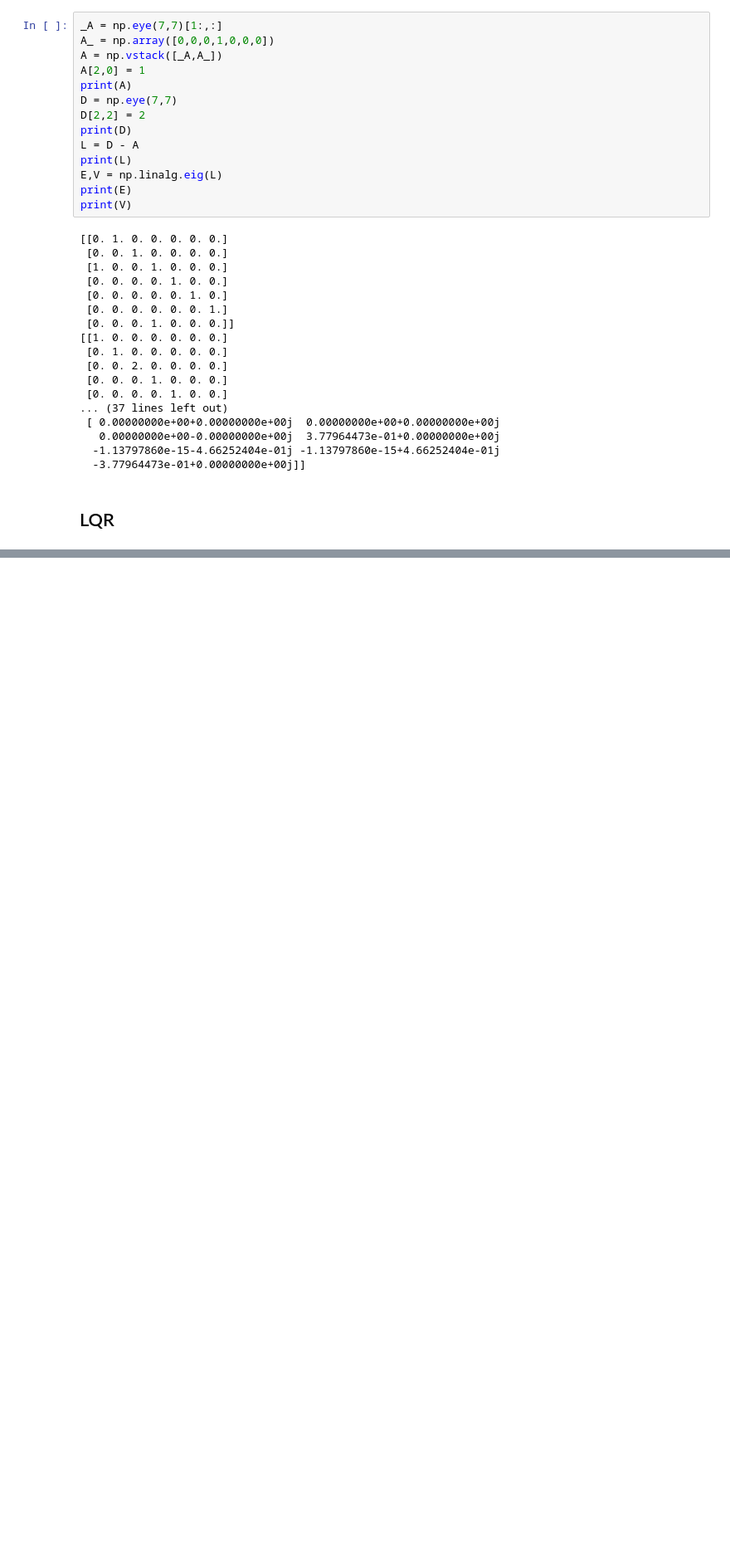
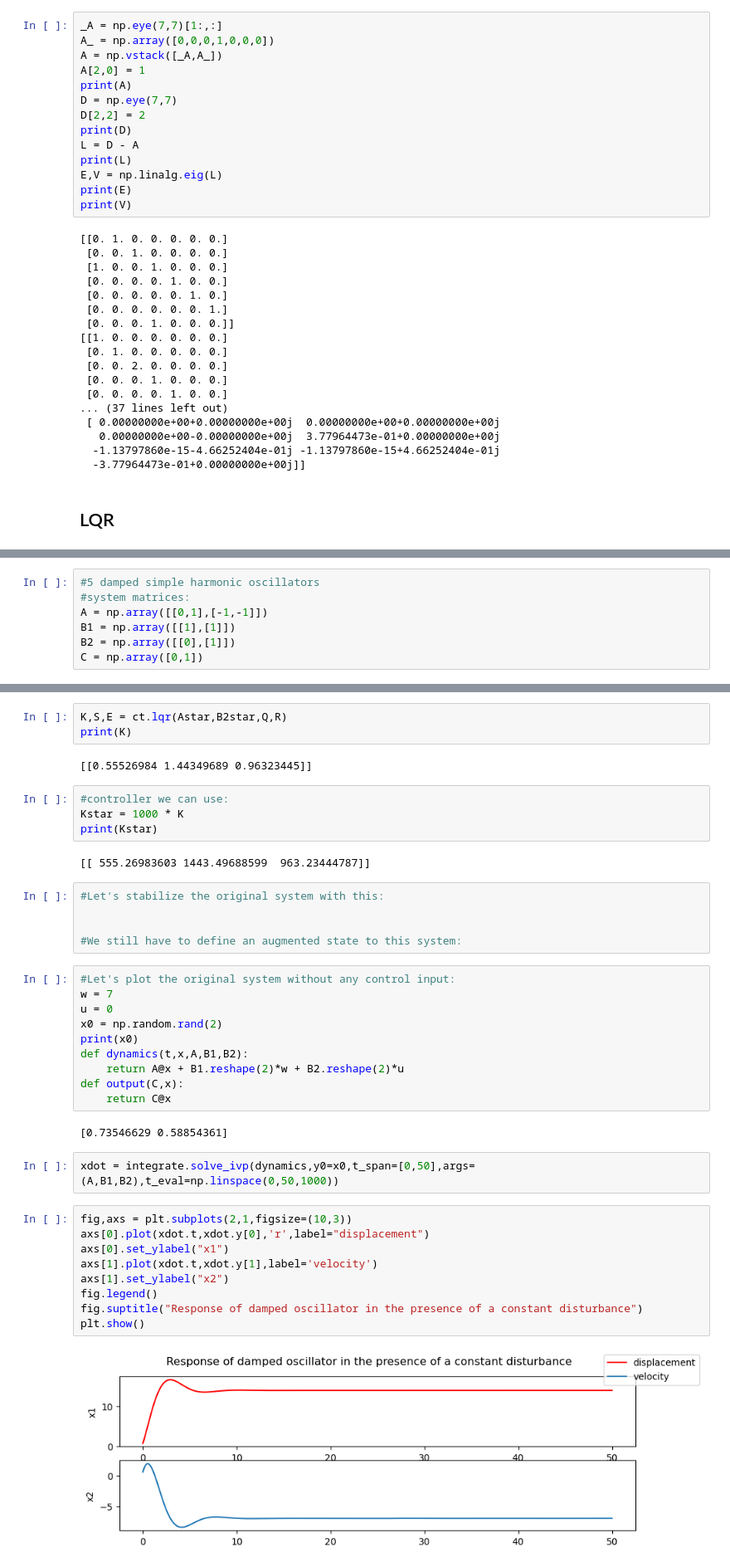
Before and after one commit to medjaijedi/MAS_Final_Project, a Jupyter notebook: rand_prac.ipynb, the cells around one changed output, grey strips where cells are left out. Shown at 83% size. Saved outputs shown, nothing was run; the diff lists cells and outputs as text; blank space fills up the shorter version.

Commit message:
rand edit

```diff
--- a/rand_prac.ipynb
+++ b/rand_prac.ipynb
@@ -491,0 +531,7 @@ array([[0.25, 0.25, 0.25, 0.25],
+# %%
+#5 damped simple harmonic oscillators
+#system matrices:
+A = np.array([[0,1],[-1,-1]])
+B1 = np.array([[1],[1]])
+B2 = np.array([[0],[1]])
+C = np.array([0,1])
@@ -491,0 +545,41 @@ array([[0.25, 0.25, 0.25, 0.25],
+# %%
+K,S,E = ct.lqr(Astar,B2star,Q,R)
+print(K)
+# %% [output]
+[[0.55526984 1.44349689 0.96323445]]
+# %%
+#controller we can use:
+Kstar = 1000 * K
+print(Kstar)
+# %% [output]
+[[ 555.26983603 1443.49688599  963.23444787]]
+# %%
+#Let's stabilize the original system with this:
+
+
+#We still have to define an augmented state to this system:
+# %%
+#Let's plot the original system without any control input:
+w = 7
+u = 0
+x0 = np.random.rand(2)
+print(x0)
+def dynamics(t,x,A,B1,B2):
+    return A@x + B1.reshape(2)*w + B2.reshape(2)*u
+def output(C,x):
+    return C@x
+# %% [output]
+[0.73546629 0.58854361]
+# %%
+xdot = integrate.solve_ivp(dynamics,y0=x0,t_span=[0,50],args=(A,B1,B2),t_eval=np.linspace(0,50,1000))
+# %%
+fig,axs = plt.subplots(2,1,figsize=(10,3))
+axs[0].plot(xdot.t,xdot.y[0],'r',label="displacement")
+axs[0].set_ylabel("x1")
+axs[1].plot(xdot.t,xdot.y[1],label='velocity')
+axs[1].set_ylabel("x2")
+fig.legend()
+fig.suptitle("Response of damped oscillator in the presence of a constant disturbance")
+plt.show()
+# %% [output]
+[figure, added]
```
Also changed, not shown: parts of 16 cells of this notebook.
